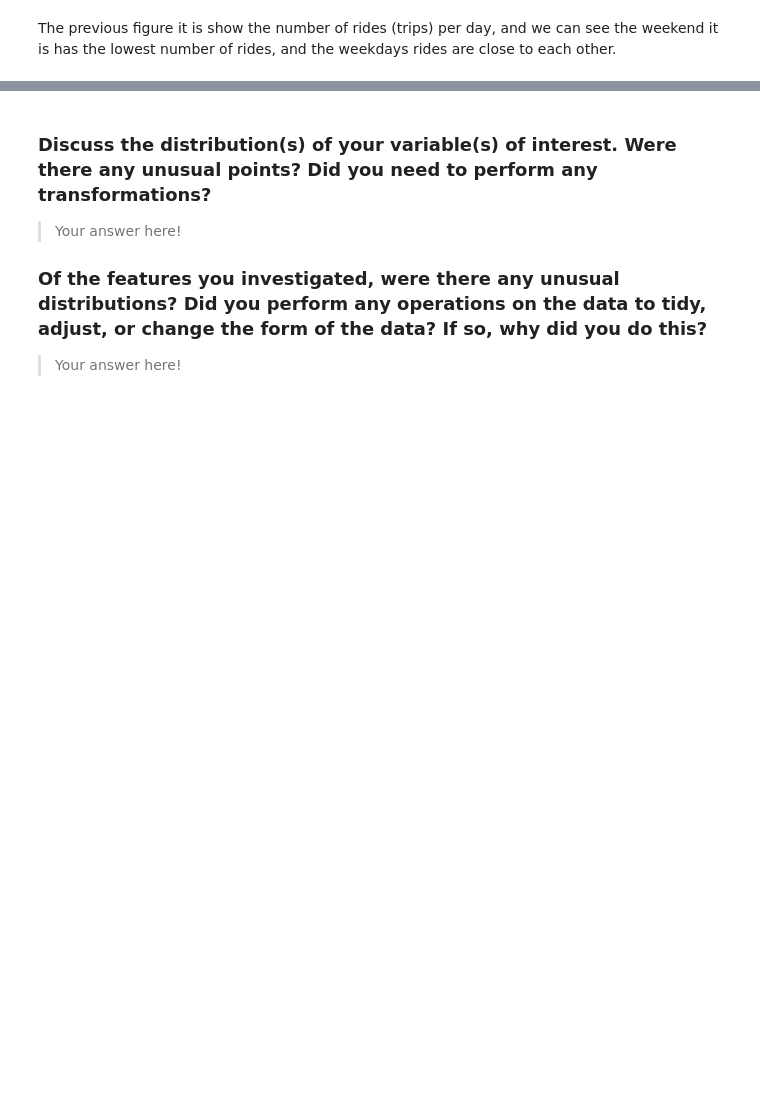
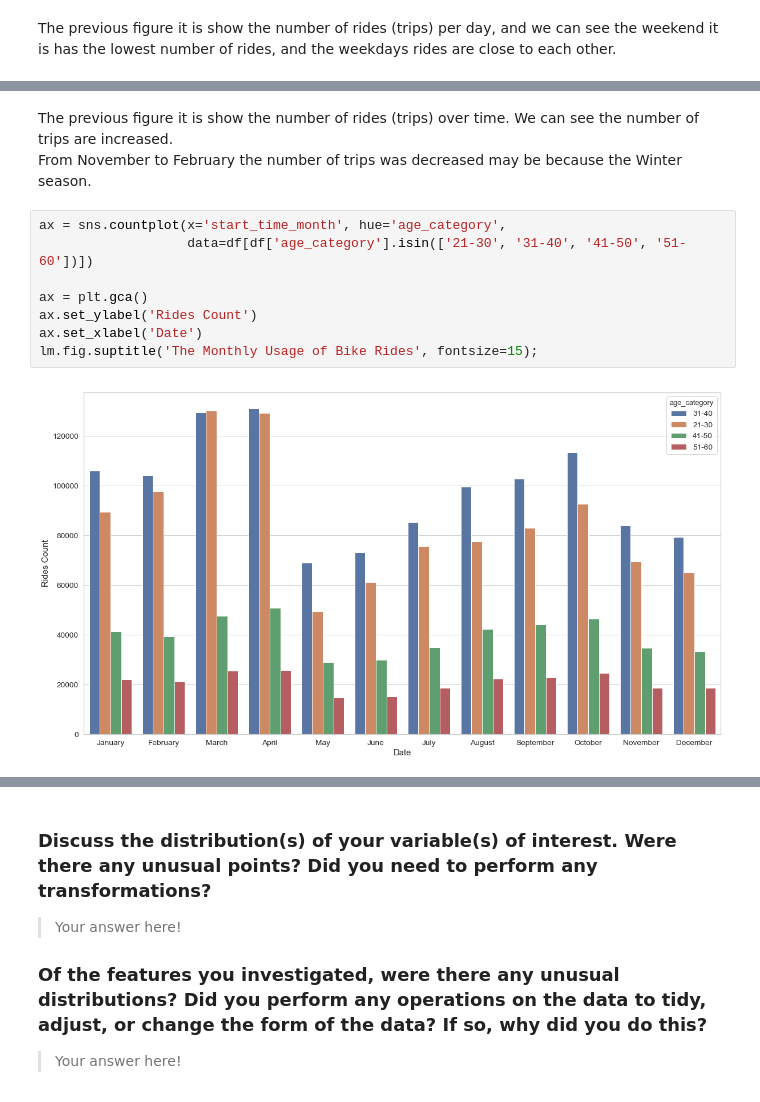
Before and after one commit to Alyahya-A/communicate-data-findings, a Jupyter notebook: communicate-data-findings-exploration.ipynb, the cells around one changed output, grey strips where cells are left out. Cells and saved outputs as stored; diff of their text form; blank space fills up the shorter version.

```diff
--- a/communicate-data-findings-exploration.ipynb
+++ b/communicate-data-findings-exploration.ipynb
@@ -487,0 +541,13 @@ you plan on investigating next.
+# %% [markdown]
+The previous figure it is show the number of rides (trips) over time. We can see the number of trips are increased. <br>
+From November to February the number of trips was decreased may be because the Winter season.
+# %%
+ax = sns.countplot(x='start_time_month', hue='age_category',
+                   data=df[df['age_category'].isin(['21-30', '31-40', '41-50', '51-60'])])
+
+ax = plt.gca()
+ax.set_ylabel('Rides Count')
+ax.set_xlabel('Date')
+lm.fig.suptitle('The Monthly Usage of Bike Rides', fontsize=15);
+# %% [output]
+[figure, added]
```
Also changed, not shown: parts of 26 cells of this notebook.
